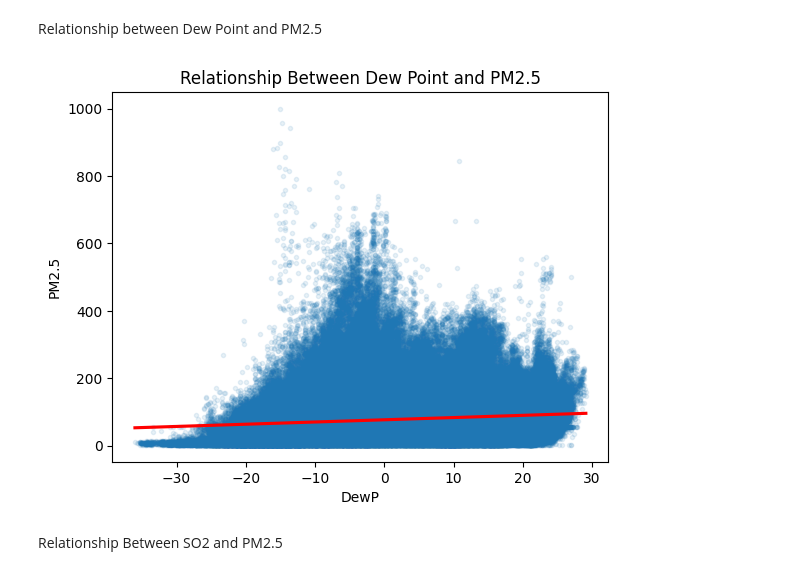
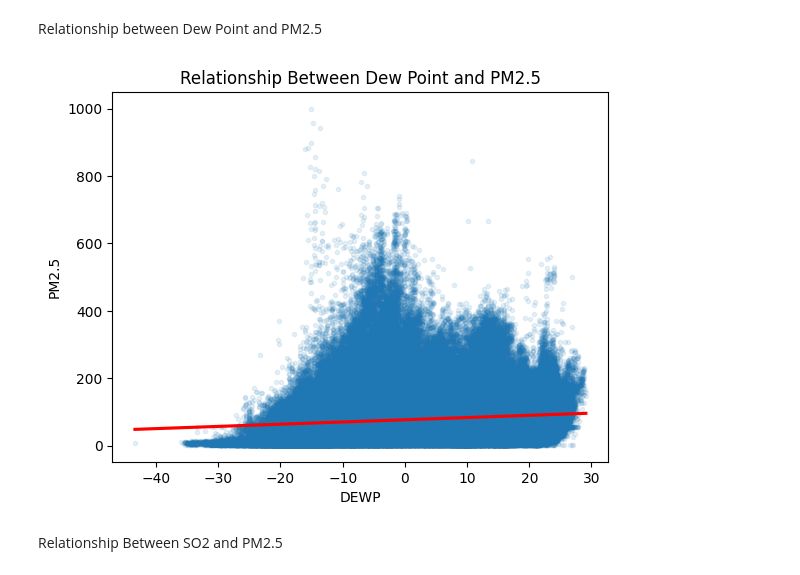
Before and after one commit to BhavnaKhu/Bejiing_final, a Jupyter notebook: Beijing_final.ipynb, the cells around one changed output. Cells and saved outputs as stored; diff of their text form; code cells hidden in the pictures.

```diff
--- a/Beijing_final.ipynb
+++ b/Beijing_final.ipynb
@@ -74,7 +92,7 @@ data_air_train['WSPM'].fillna(data_air_train['WSPM'].median(), inplace=True)
 # %% [markdown]
 **Dropping row no column**
 # %%
-data_air_train.dropna(subset = ['wd'], inplace=True)
+#data_air_train.dropna(subset = ['wd'], inplace=True) -- No need to drop
 # %%
 data_air_train.head()
 # %% [output]
@@ -90,9 +108,9 @@ Converting Year, Month, Day, Hour column into datetime format
 # %%
-data_air_train['dateInt'] = data_air_train['year'].astype(str) + data_air_train['month'].astype(str).str.zfill(2)+ data_air_train['day'].astype(str).str.zfill(2)+data_air_train['hour'].astype(str).str.zfill(2)
-data_air_train['Date'] = pd.to_datetime(data_air_train['dateInt'], format='%Y%m%d%H')
+#data_air_train['dateInt'] = data_air_train['year'].astype(str) + data_air_train['month'].astype(str).str.zfill(2)+ data_air_train['day'].astype(str).str.zfill(2)+data_air_train['hour'].astype(str).str.zfill(2)
+#data_air_train['Date'] = pd.to_datetime(data_air_train['dateInt'], format='%Y%m%d%H')
 # %%
-data_air_train['dateInt']=data_air_train['year'].astype(str) + data_air_train['month'].astype(str).str.zfill(2)+ data_air_train['day'].astype(str).str.zfill(2)
-data_air_train['date'] = pd.to_datetime(data_air_train['dateInt'], format='%Y%m%d')
+#data_air_train['dateInt']=data_air_train['year'].astype(str) + data_air_train['month'].astype(str).str.zfill(2)+ data_air_train['day'].astype(str).str.zfill(2)
+#data_air_train['date'] = pd.to_datetime(data_air_train['dateInt'], format='%Y%m%d')
 # %%
 data_air_train.head()
 # %% [output]
@@ -107,17 +125,17 @@ data_air_train.head()
 # %% [markdown]
 **Renaming the columns**
 # %%
-data_air_train.rename(columns= {'year':'Year',
-                    'month':'Month',
-                    'day':'Day',
-                    'hour':'Hour',
-                    'TEMP':'Temp',
-                    'PRES':'Press',
-                    'DEWP':'DewP',
-                    'RAIN':'Rain',
-                    'wd':'WinDir',
-                    'WSPM':'WinSpeed',
-                    'station':'Station'}, inplace=True)
+# data_air_train.rename(columns= {'year':'Year',
+#                     'month':'Month',
+#                     'day':'Day',
+#                     'hour':'Hour',
+#                     'TEMP':'Temp',
+#                     'PRES':'Press',
+#                     'DEWP':'DewP',
+#                     'RAIN':'Rain',
+#                     'wd':'WinDir',
+#                     'WSPM':'WinSpeed',
+#                     'station':'station'}, inplace=True)
 # %%
 data_air_train.dtypes
 # %% [output]
@@ -179,11 +189,11 @@ plt.show()
 # %% [markdown]
 Relationship between Dew Point and PM2.5
 # %%
-sns.regplot(x='DewP', y='PM2.5', data=data_air_train, marker=".", scatter_kws={'alpha':0.1}, line_kws={'color':'red'})
+sns.regplot(x='DEWP', y='PM2.5', data=data_air_train, marker=".", scatter_kws={'alpha':0.1}, line_kws={'color':'red'})
 plt.title('Relationship Between Dew Point and PM2.5')
 plt.show()
 # %% [output]
-[figure, old version]
+[figure, new version]
 # %% [markdown]
 Relationship Between SO2 and PM2.5
 # %%
```
Also changed, not shown: parts of 42 cells of this notebook.
